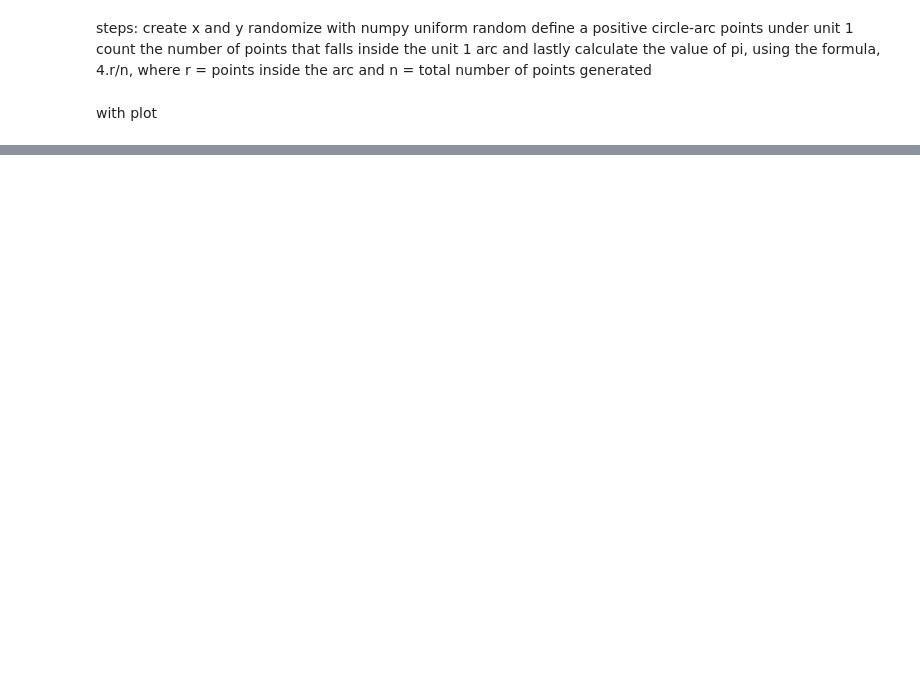
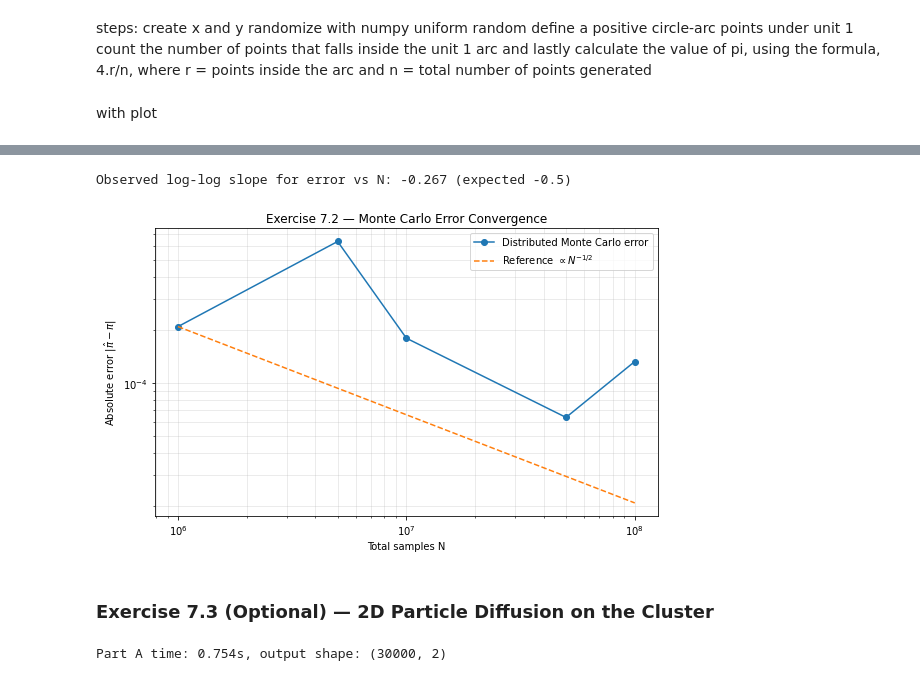
Before and after one commit to shreejal1/miniproject_computing, a Jupyter notebook: lecture3_exercise.ipynb, the cells around one changed output, grey strips where cells are left out. Cells and saved outputs as stored; diff of their text form; code cells hidden in the pictures; blank space fills up the shorter version.

```diff
--- a/lecture3_exercise.ipynb
+++ b/lecture3_exercise.ipynb
@@ -140,0 +742,16 @@ Time elapsed: 0.2019 seconds
+# %%
+# Include 100M samples as requested.
+N_values = [1_000_000, 5_000_000, 10_000_000, 50_000_000, 100_000_000]
+TASK_SIZE = 2_000_000
+
+dist_results = []
+for N in N_values:
+    out = estimate_pi_distributed(N, task_size=TASK_SIZE)
+    dist_results.append(out)
+    print(
+        f"Distributed: N={out['N']:,}, tasks={out['n_tasks']}, "
+        f"pi_hat={out['pi_hat']:.8f}, error={out['error']:.3e}, time={out['time_s']:.3f}s"
+    )
+
+dist_df = pd.DataFrame(dist_results)
+dist_df
@@ -140,0 +803,55 @@ Time elapsed: 0.2019 seconds
+# %%
+# Error convergence: expect O(N^-1/2)
+N = dist_df["N"].to_numpy(dtype=float)
+err = dist_df["error"].to_numpy(dtype=float)
+
+ref_c = err[0] * np.sqrt(N[0])
+ref_curve = ref_c / np.sqrt(N)
+
+slope, intercept = np.polyfit(np.log10(N), np.log10(err), deg=1)
+print(f"Observed log-log slope for error vs N: {slope:.3f} (expected -0.5)")
+
+plt.figure(figsize=(8, 5))
+plt.loglog(N, err, "o-", label="Distributed Monte Carlo error")
+plt.loglog(N, ref_curve, "--", label=r"Reference $\propto N^{-1/2}$")
+plt.xlabel("Total samples N")
+plt.ylabel(r"Absolute error $|\hat{\pi} - \pi|$")
+plt.title("Exercise 7.2 — Monte Carlo Error Convergence")
+plt.grid(True, which="both", alpha=0.3)
+plt.legend()
+plt.tight_layout()
+plt.show()
+# %% [output]
+Observed log-log slope for error vs N: -0.267 (expected -0.5)
+[figure, added]
+# %% [markdown]
+### Exercise 7.3 (Optional) — 2D Particle Diffusion on the Cluster
+# %%
+SOURCES = np.array([[-15.0, 0.0], [15.0, 0.0], [0.0, 15.0]])
+N_PER_SOURCE = 10_000
+N_STEPS = 500
+BATCH_SIZE = 2_500
+
+N_BATCHES = N_PER_SOURCE // BATCH_SIZE
+assert N_PER_SOURCE % BATCH_SIZE == 0
+
+
+def walk_batch(source, seed, n_particles, n_steps):
+    rng = np.random.default_rng(seed)
+    steps = rng.normal(0.0, 1.0, size=(n_particles, n_steps, 2))
+    return source + steps.sum(axis=1)
+
+
+# Part A — Sequential
+start = time.perf_counter()
+chunks_a = []
+for src_id, src in enumerate(SOURCES):
+    chunks_a.append(
+        walk_batch(src, seed=10_000 + src_id, n_particles=N_PER_SOURCE, n_steps=N_STEPS)
+    )
+pos_a = np.vstack(chunks_a)
+time_a = time.perf_counter() - start
+
+print(f"Part A time: {time_a:.3f}s, output shape: {pos_a.shape}")
+# %% [output]
+Part A time: 0.754s, output shape: (30000, 2)
```
Also changed, not shown: parts of 23 cells of this notebook, 7 other files.
